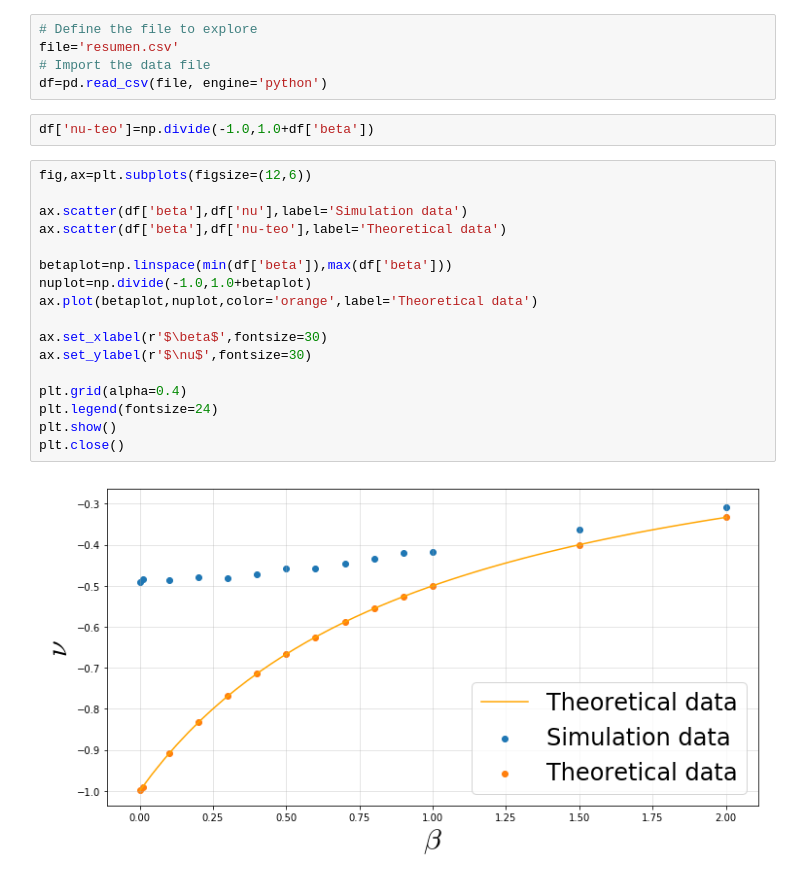
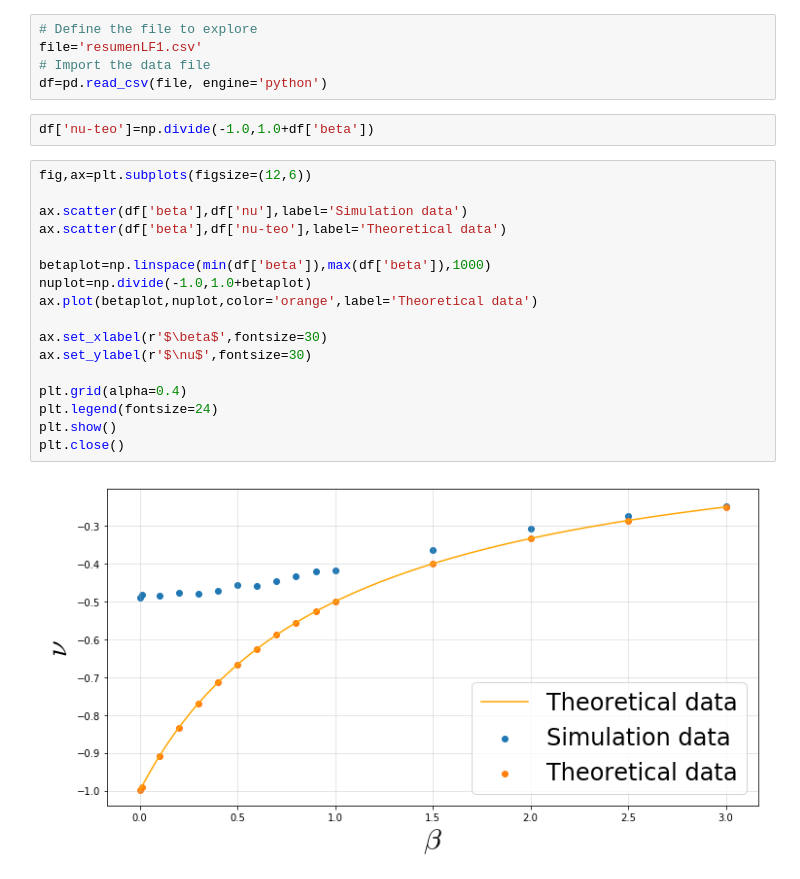
Before and after one commit to GabrielTellez/ARTICLE-SIMULATION, a Jupyter notebook: res/dt_ok/RESUMEN-N100LF1.0/N100LF1.0.ipynb, the cells around one changed output. Cells and saved outputs as stored; diff of their text form.

```diff
--- a/res/dt_ok/RESUMEN-N100LF1.0/N100LF1.0.ipynb
+++ b/res/dt_ok/RESUMEN-N100LF1.0/N100LF1.0.ipynb
@@ -10,7 +10,7 @@ mpl.rcParams['mathtext.fontset'] = 'cm'
 mpl.rcParams.update({'errorbar.capsize': 2})
 # %%
 # Define the file to explore
-file='resumen.csv'
+file='resumenLF1.csv'
 # Import the data file
 df=pd.read_csv(file, engine='python')
 # %%
@@ -18,22 +18,22 @@ df['nu-teo']=np.divide(-1.0,1.0+df['beta'])
 # %%
 fig,ax=plt.subplots(figsize=(12,6))
 
 ax.scatter(df['beta'],df['nu'],label='Simulation data')
 ax.scatter(df['beta'],df['nu-teo'],label='Theoretical data')
 
-betaplot=np.linspace(min(df['beta']),max(df['beta']))
+betaplot=np.linspace(min(df['beta']),max(df['beta']),1000)
 nuplot=np.divide(-1.0,1.0+betaplot)
 ax.plot(betaplot,nuplot,color='orange',label='Theoretical data')
 
 ax.set_xlabel(r'$\beta$',fontsize=30)
 ax.set_ylabel(r'$\nu$',fontsize=30)
 
 plt.grid(alpha=0.4)
 plt.legend(fontsize=24)
 plt.show()
 plt.close()
 # %% [output]
-[figure, old version]
+[figure, new version]
 # %%
 fig,ax=plt.subplots(figsize=(12,6))
 
```
Also changed, not shown: parts of 1 cell of this notebook, 6 other files.
